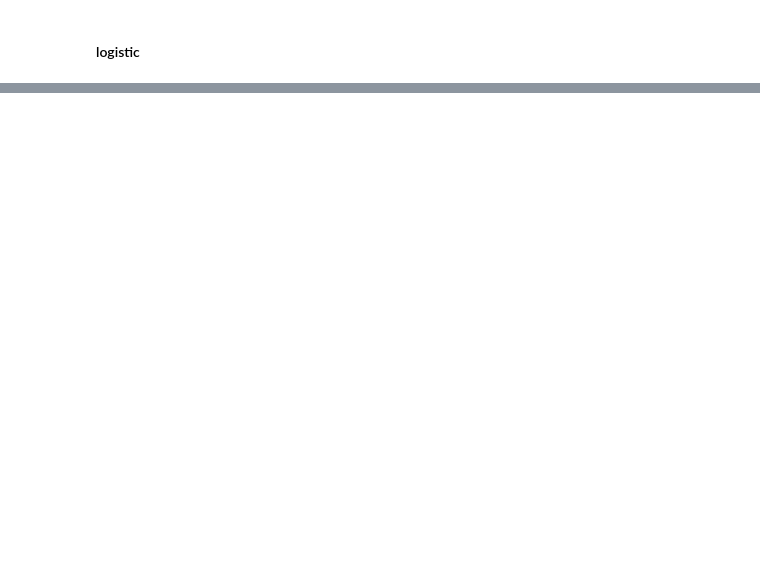
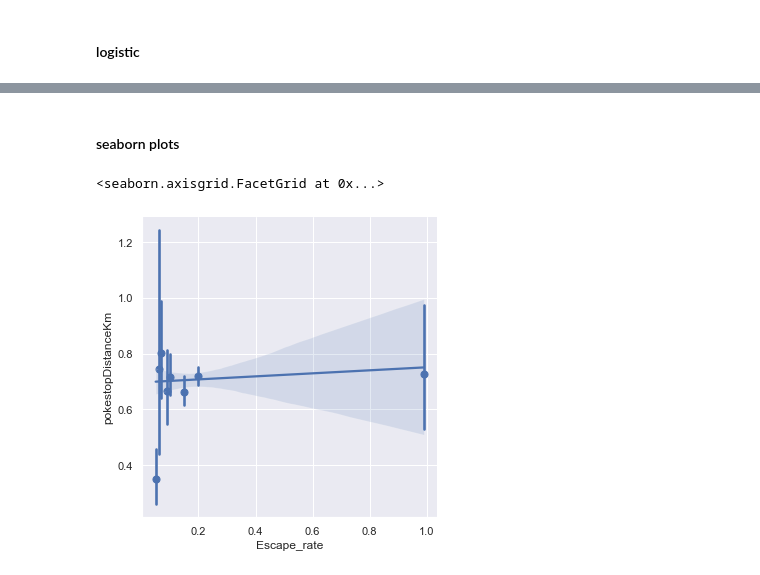
Before and after one commit to ranieri-unimi/spawn-em-all, a Jupyter notebook: notebook.ipynb, the cells around one changed output, grey strips where cells are left out. Cells and saved outputs as stored; diff of their text form; code cells hidden in the pictures; blank space fills up the shorter version.

```diff
--- a/notebook.ipynb
+++ b/notebook.ipynb
@@ -443 +452,8 @@ plt.show()
+# %% [markdown]
+#### seaborn plots
+# %%
+sns.lmplot(x="Escape_rate", y="pokestopDistanceKm", data=df[["Escape_rate", "pokestopDistanceKm"]].astype(float), x_estimator=np.mean)
+# %% [output]
+<seaborn.axisgrid.FacetGrid at 0x...>
+[figure, added]
 # %%
```
Also changed, not shown: parts of 18 cells of this notebook, 2 other files.
